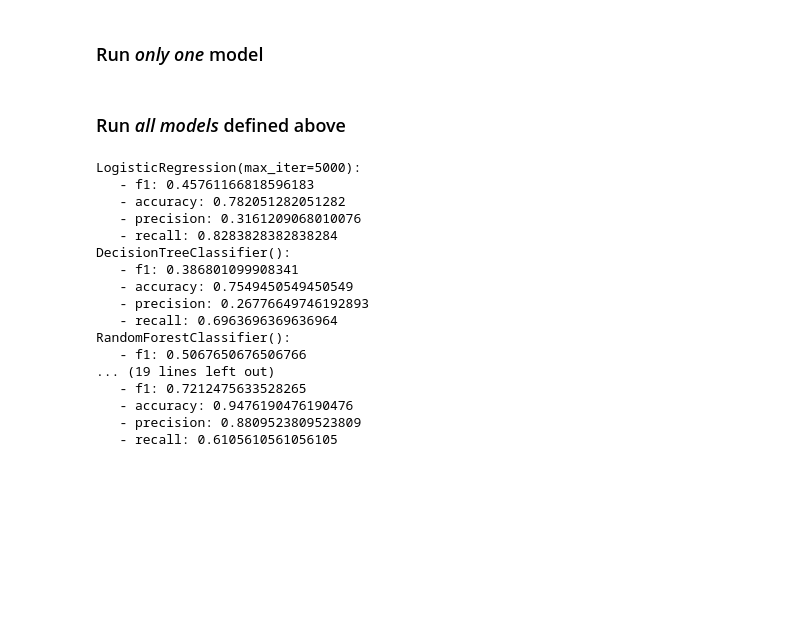
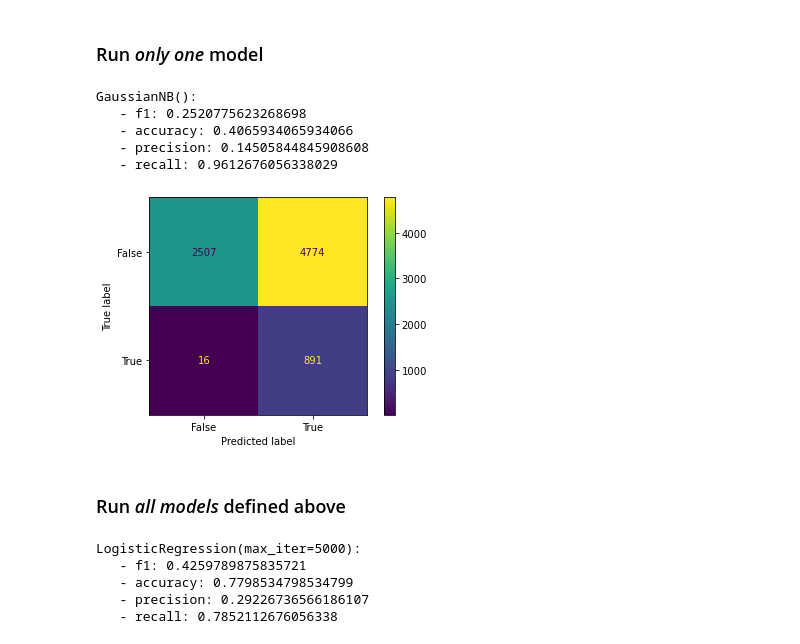
Before and after one commit to sethnlewis/Predicting-Political-Revolutions, a Jupyter notebook: notebooks/MODEL - ALL.ipynb, the cells around one changed output. Cells and saved outputs as stored; diff of their text form; code cells hidden in the pictures; blank space fills up the shorter version.

Commit message:
Minor model updates

```diff
--- a/notebooks/MODEL - ALL.ipynb
+++ b/notebooks/MODEL - ALL.ipynb
@@ -319,16 +325,16 @@ x_train, x_test, y_train, y_test = train_test_split(x_traintest, y_traintest, ra
 ### Define models and parameter grids
 # %%
 # Set parameter grid to search across
-param_grid_logreg = {'model__C': np.logspace(-1, 5, 20)}
+grid_log = {'model__C': np.logspace(-1, 5, 20)}
 
 
-param_grid_dt = {
+grid_dt = {
     'model__max_depth': [3, 5, 7],
     'model__criterion': ['gini', 'entropy'],
     'model__min_samples_split': [5, 10],
     'model__min_samples_leaf': [5, 10]}
 
-param_grid_rf = {
+grid_rf = {
     'model__n_estimators': [25, 75],#, 150],
     'model__criterion': ['gini', 'entropy'],
     'model__max_depth': [3, 7],# [3, 6, 10],
@@ -336,29 +342,29 @@ param_grid_rf = {
     'model__min_samples_leaf': [3, 6]}
 
 
-param_grid_knn = {
+grid_knn = {
     'model__leaf_size': [25, 50, 75],
     'model__n_neighbors': [3, 5, 7, 9],
     'model__weights': ['uniform', 'distance']}#,
-    #'model__metric': ['euclindean', 'manhattan', 'minkowski']}
+    'model__metric': ['euclindean', 'manhattan', 'minkowski']}
 
 
-param_grid_xgb = {
+grid_xgb = {
     'model__learning_rate': [0.1, 0.25, 1],
     'model__max_depth': [3, 7],
-    #'model__min_child_weight': [1, 2],
-    #'model__subsample': [0.5, 0.7],
+    'model__min_child_weight': [1, 2],
+    'model__subsample': [0.5, 0.7],
     'model__n_estimators': [100, 150],
     'model__tree_method': ['exact', 'approx', 'hist']}
 
-param_grid_ada = {
+grid_ada = {
     'model__n_estimators': [50, 200],
     'model__learning_rate': [0.1, 0.25, 1]}
 
-param_grid_bay = {'model__var_smoothing': [1e-9]}
+grid_bay = {'model__var_smoothing': [1e-9]}
 
 np.random.seed(RANDOM_STATE)
-model_logreg = LogisticRegression(max_iter=5000)
+model_log = LogisticRegression(max_iter=5000)
 model_dt = DecisionTreeClassifier()
 model_rf = RandomForestClassifier()
 model_knn = KNeighborsClassifier()
@@ -366,10 +372,10 @@ model_xgb = XGBClassifier(eval_metric='logloss', use_label_encoder=False, random
 model_ada = AdaBoostClassifier(random_state=RANDOM_STATE)
 model_bay = GaussianNB()
 
-grids = [param_grid_logreg, param_grid_dt, param_grid_rf, param_grid_knn, param_grid_xgb]
-models = [model_logreg, model_dt, model_rf, model_knn, model_xgb]
+grids = [grid_bay, grid_log, grid_dt, grid_rf, grid_knn, grid_ada, grid_xgb]
+models = [model_bay, model_log, model_dt, model_rf, model_knn, model_ada, model_xgb]
 # %%
-def create_pipeline_and_run(model, param_grid, metric='accuracy'):
+def create_pipeline_and_run(model, grid, metric='accuracy'):
     np.random.seed(RANDOM_STATE)
     ohe = OneHotEncoder(handle_unknown='ignore', sparse=False)
     scaler = StandardScaler()
@@ -386,7 +392,7 @@ def create_pipeline_and_run(model, param_grid, metric='accuracy'):
                      ('model', model)])
 
     # Instantiate and fit grid search object
-    grid = GridSearchCV(pipe, param_grid, return_train_score=True, scoring='f1', cv=3)
+    grid = GridSearchCV(pipe, grid, return_train_score=True, scoring='f1', cv=3)
     grid.fit(x_train, y_train)
     pred = grid.best_estimator_.predict(x_test)
     print(f'{model}:')
@@ -395,6 +401,9 @@ def create_pipeline_and_run(model, param_grid, metric='accuracy'):
     print(f'   - precision: {precision_score(y_test, pred)}')
     print(f'   - recall: {recall_score(y_test, pred)}')
 
+    # Confusion matrix
+    plot_confusion_matrix(grid.best_estimator_, x_train, y_train)
+
     return grid.best_estimator_
 # %% [markdown]
 ### Dummy classifier results
@@ -435,25 +440,22 @@ create_pipeline_and_run(model_logreg, param_grid_logreg);
+# %%
+create_pipeline_and_run(model_bay, grid_bay);
+# %% [output]
+GaussianNB():
+   - f1: 0.2520775623268698
+   - accuracy: 0.4065934065934066
+   - precision: 0.14505844845908608
+   - recall: 0.9612676056338029
+[figure, added]
 # %% [markdown]
 ### Run *all models* defined above
 # %%
-# pipes = []
-# for grid, model in zip(grids, models):
-#     pipe = create_pipeline_and_run(model, grid)
-#     pipes.append(pipe)
+pipes = []
+for grid, model in zip(grids, models):
+    pipe = create_pipeline_and_run(model, grid)
+    pipes.append(pipe)
 # %% [output]
 LogisticRegression(max_iter=5000):
-   - f1: 0.45761166818596183
-   - accuracy: 0.782051282051282
-   - precision: 0.3161209068010076
-   - recall: 0.8283828382838284
-DecisionTreeClassifier():
-   - f1: 0.386801099908341
-   - accuracy: 0.7549450549450549
-   - precision: 0.26776649746192893
-   - recall: 0.6963696369636964
-RandomForestClassifier():
-   - f1: 0.5067650676506766
-... (19 lines left out)
-   - f1: 0.7212475633528265
-   - accuracy: 0.9476190476190476
-   - precision: 0.8809523809523809
-   - recall: 0.6105610561056105
+   - f1: 0.4259789875835721
+   - accuracy: 0.7798534798534799
+   - precision: 0.29226736566186107
+   - recall: 0.7852112676056338
```
Also changed, not shown: parts of 3 cells of this notebook, 4 other files.
